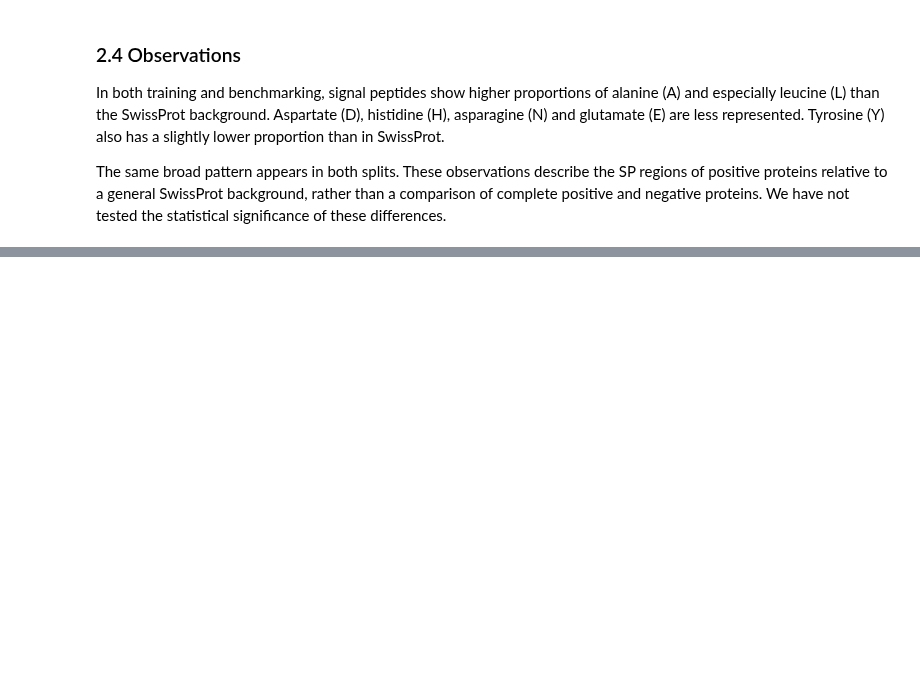
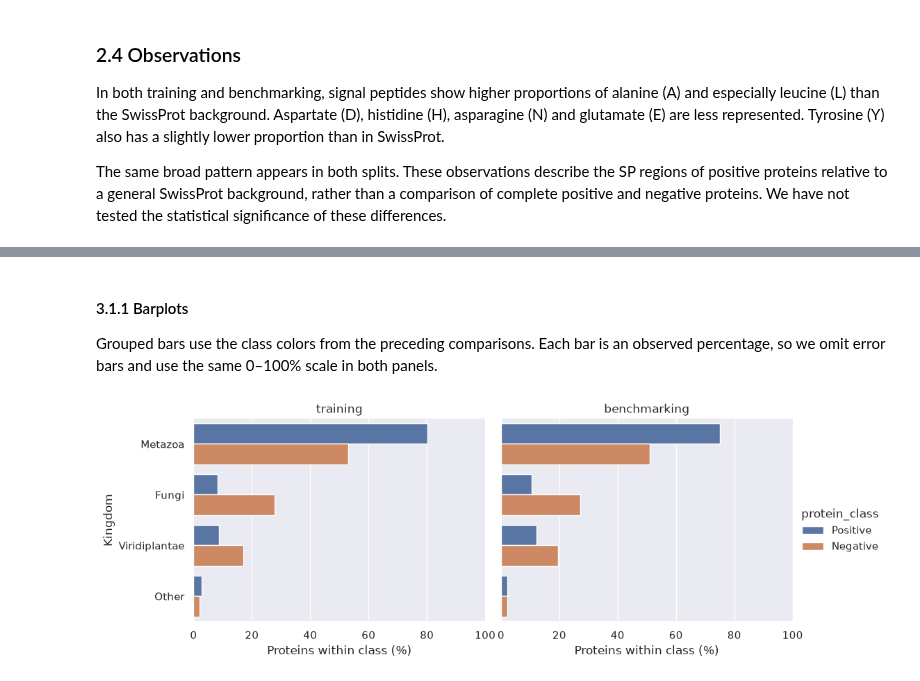
Before and after one commit to bioinformatikk/LB2_project_Group_10, a Jupyter notebook: notebooks/02c_data_analysis.ipynb, the cells around one changed output, grey strips where cells are left out. Cells and saved outputs as stored; diff of their text form; code cells hidden in the pictures; blank space fills up the shorter version.

Commit message:
Taxonomy analyses on 02c

```diff
--- a/notebooks/02c_data_analysis.ipynb
+++ b/notebooks/02c_data_analysis.ipynb
@@ -395,0 +400,5 @@ The same broad pattern appears in both splits. These observations describe the S
+# %%
+taxonomy = pd.concat([
+    positive_metadata[["kingdom", "organism", "split"]].assign(protein_class="Positive"),
+    negative_metadata[["kingdom", "organism", "split"]].assign(protein_class="Negative"),
+], ignore_index=True)
@@ -395,0 +409,37 @@ The same broad pattern appears in both splits. These observations describe the S
+# %%
+kingdom_order = ["Metazoa", "Fungi", "Viridiplantae", "Other"]
+kingdom_rows = []
+
+for split in split_order:
+    for protein_class in class_order:
+        subset = taxonomy[
+            (taxonomy["split"] == split)
+            & (taxonomy["protein_class"] == protein_class)
+        ]
+        counts = subset["kingdom"].value_counts().reindex(kingdom_order, fill_value=0)
+        for kingdom in kingdom_order:
+            kingdom_rows.append({
+                "split": split, "protein_class": protein_class,
+                "kingdom": kingdom, "count": counts[kingdom],
+                "percentage": 100 * counts[kingdom] / len(subset),
+            })
+
+kingdom_composition = pd.DataFrame(kingdom_rows)
+# %% [markdown]
+#### 3.1.1 Barplots
+
+Grouped bars use the class colors from the preceding comparisons. Each bar is an observed percentage, so we omit error bars and use the same 0–100% scale in both panels.
+# %%
+g = sns.catplot(
+    data=kingdom_composition, x="percentage", y="kingdom",
+    order=kingdom_order, hue="protein_class",
+    hue_order=class_order, palette=class_palette,
+    col="split", col_order=split_order,
+    kind="bar", errorbar=None, height=4, aspect=1.3
+)
+g.set_axis_labels("Proteins within class (%)", "Kingdom")
+g.set(xlim=(0, 100))
+g.set_titles("{col_name}")
+plt.show()
+# %% [output]
+[figure, added]
```
Also changed, not shown: parts of 14 cells of this notebook, 1 other file.
